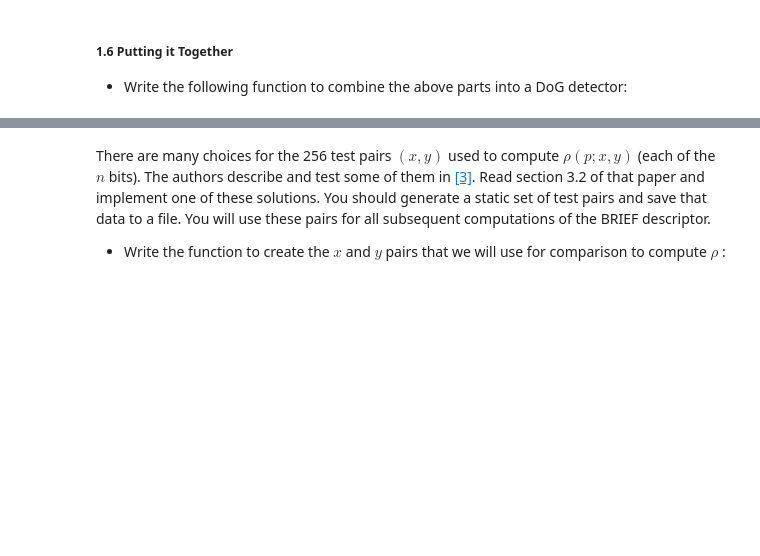
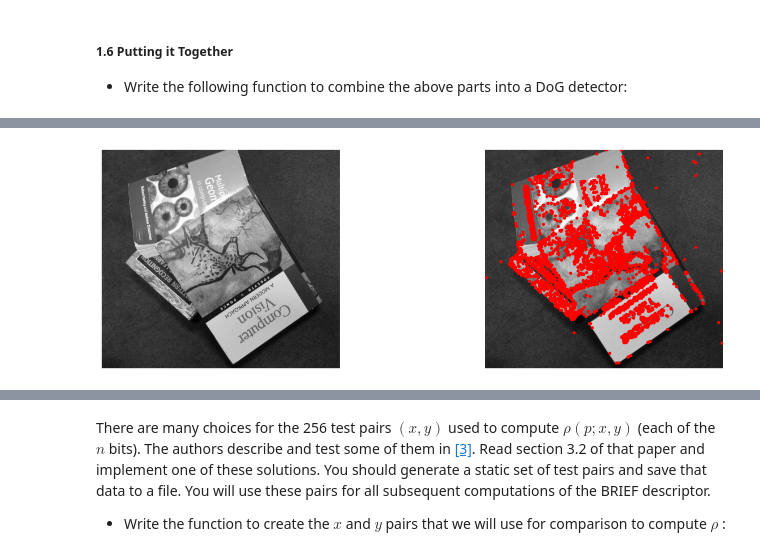
Before and after one commit to wr0om/ComputerVisionHW, a Jupyter notebook: HW2/ee046746_hw2_features.ipynb, the cells around one changed output, grey strips where cells are left out. Drawn from its saved outputs; the diff is of its cells as text; code cells hidden in the pictures; blank space fills up the shorter version.

```diff
--- a/HW2/ee046746_hw2_features.ipynb
+++ b/HW2/ee046746_hw2_features.ipynb
@@ -263,0 +354,4 @@ Note that we are dealing with real images here, so your keypoint detector may fi
+# %%
+get_and_plot_DoG('data/pf_pile.jpg', sigma0, k, levels)
+# %% [output]
+[figure, added]
```
Also changed, not shown: parts of 25 cells of this notebook, 3 other files.
